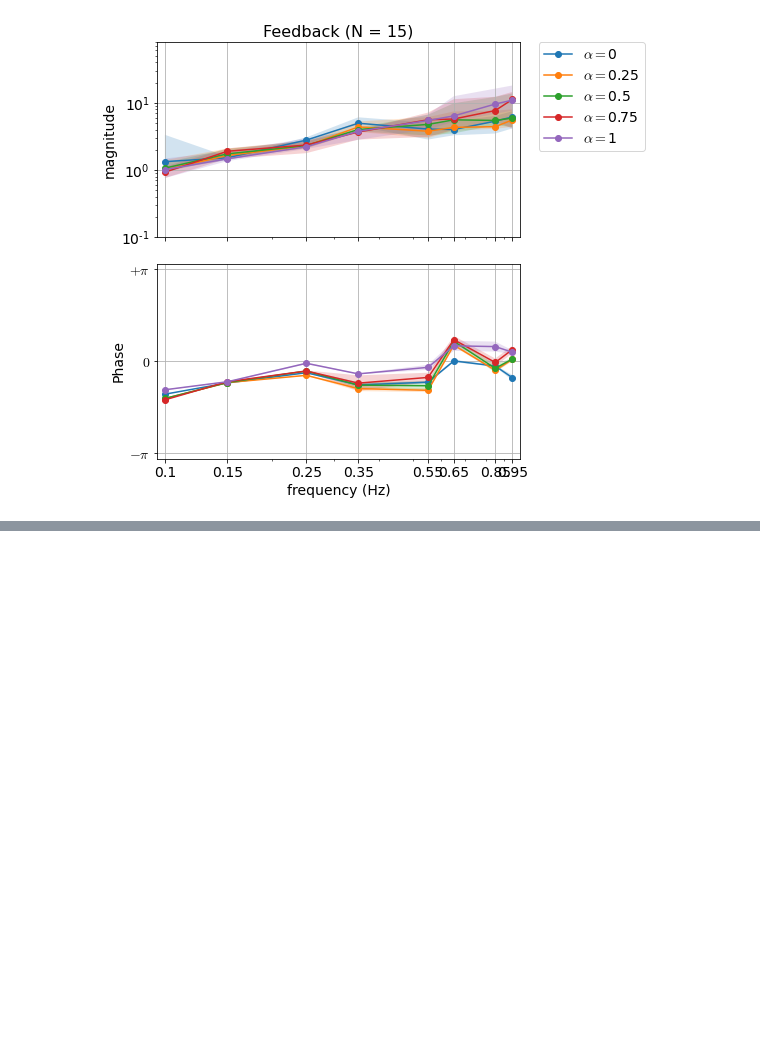
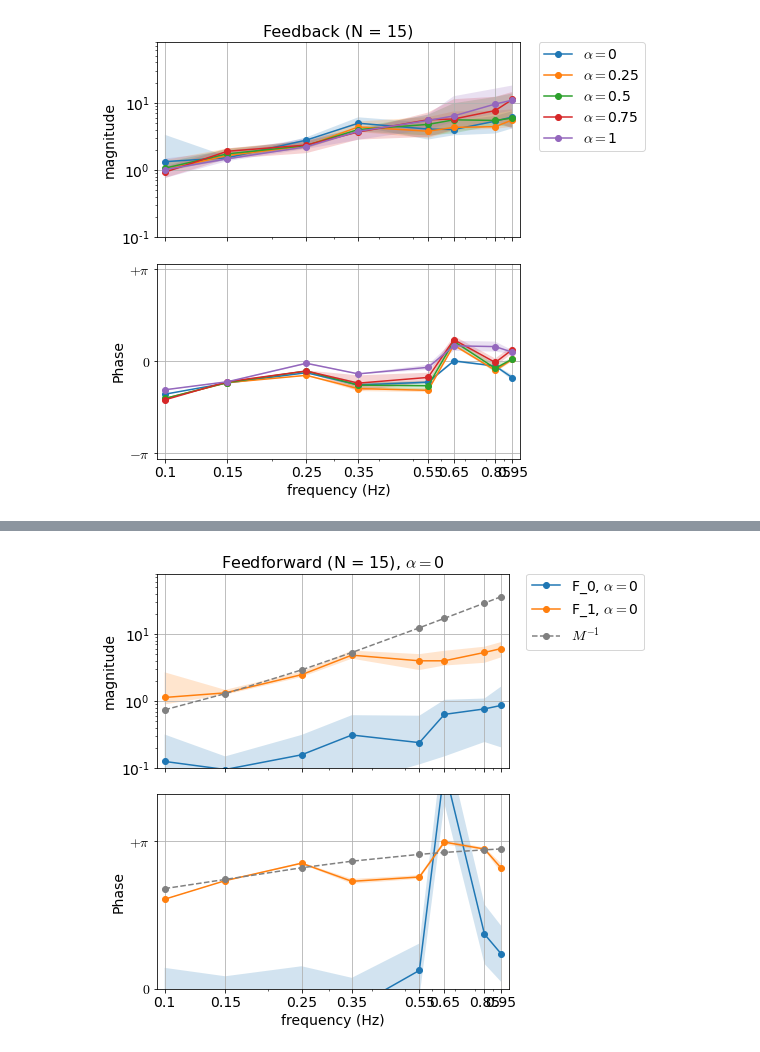
Before and after one commit to sburden-group/sensorimotor_fusion, a Jupyter notebook: analysis/Multimodal paper/20241211_multimodal_analysis.ipynb, the cells around one changed output, grey strips where cells are left out. Drawn from its saved outputs; the diff is of its cells as text; code cells hidden in the pictures; blank space fills up the shorter version.

```diff
--- a/analysis/Multimodal paper/20241211_multimodal_analysis.ipynb
+++ b/analysis/Multimodal paper/20241211_multimodal_analysis.ipynb
@@ -301,0 +313,13 @@ plt.show()
+# %%
+F0 = np.zeros(Tur.shape, dtype=complex) #number of stimulated freqs = 8
+F1 = np.zeros(Tur.shape, dtype=complex) #number of stimulated freqs = 8
+B0 = np.zeros(Tur.shape, dtype=complex)
+B1 = np.zeros(Tur.shape, dtype=complex)
+for sub in range(subject_num):
+    for cond in range(condition_num):
+        w = alphas[cond]
+        for i in range(trial_num//2):
+            F0[sub,cond,i],F1[sub,cond,i],B0[sub,cond,i],B0[sub,cond,i] \
+                = FF_FB_each_modality(Tu0r[sub,cond,i],Tu0d[sub,cond,i],Tu1r[sub,cond,i],Tu1d[sub,cond,i],w)
+print(F0.shape) # subject x condition x trial//2 x stimulated freqs
+print(B0.shape)
@@ -301,0 +329,69 @@ plt.show()
+# %%
+# Bode plot of F and B
+xticks = np.array([0.1 , 0.15, 0.25, 0.35, 0.55, 0.65, 0.85, 0.95])
+xlim = (0.095, 1.0)
+ylimphase = (0, np.pi+1)
+yticksphase = [0.,np.pi]
+yticklabelsphase = [r'$0$',r'$+\pi$']
+
+for cond in range(condition_num):
+    fig,axs = plt.subplots(2,1,sharex=True,figsize=(8,7))
+
+    # F0
+    F_mean = np.mean(np.abs(F0[:,cond,:,:]),axis = 1) #mean across all trials
+    q25,q50,q75 = np.quantile(F_mean,[0.25,0.5,0.75],axis = 0)
+    # magnitude
+    ax = axs[0]
+    ax.plot(freqs,q50,'-o',label = r'F_0, $\alpha = $'+conditions[cond])
+    ax.fill_between(freqs, q25, q75, alpha=0.2)
+    # phase
+    ax = axs[1]
+    F_angle = np.angle(np.mean(np.exp(1j*(np.angle(F0[:,cond,:,:]))),axis = 1))
+    z = np.mean(np.exp(1j*(F_angle-np.pi/2)), axis=0)
+    mean = np.angle(z)+np.pi/2
+    disp = 1 - np.abs(z)
+    ax.plot(freqs,mean,'-o',label = r'$\alpha = $'+conditions[cond])
+    ax.fill_between(freqs,mean+disp,mean-disp,alpha = 0.2)
+
+    # F1
+    F_mean = np.mean(np.abs(F1[:,cond,:,:]),axis = 1) #mean across all trials
+    q25,q50,q75 = np.quantile(F_mean,[0.25,0.5,0.75],axis = 0)
+    # magnitude
+    ax = axs[0]
+    ax.plot(freqs,q50,'-o',label = r'F_1, $\alpha = $'+conditions[cond])
+    ax.fill_between(freqs, q25, q75, alpha=0.2)
+    # phase
+    ax = axs[1]
+    F_angle = np.angle(np.mean(np.exp(1j*(np.angle(F1[:,cond,:,:]))),axis = 1))
+    z = np.mean(np.exp(1j*(F_angle-np.pi/2)), axis=0)
+    mean = np.angle(z)+np.pi/2
+    disp = 1 - np.abs(z)
+    ax.plot(freqs,mean,'-o',label = r'$\alpha = $'+conditions[cond])
+    ax.fill_between(freqs,mean+disp,mean-disp,alpha = 0.2)
+
+    ax = axs[0]
+    ax.plot(freqs,np.abs(1/M),'--o',color= 'grey',label = r'$M^{-1}$')
+    ax.set_xscale("log")
+    ax.set_xlim(xlim)
+    ax.set_xticks(xticks)
+    ax.set_xticklabels(xticks,rotation=90)
+    ax.grid('on',zorder=-1)
+    ax.set_ylim(0.1,80)
+    ax.set_yscale("log")
+    ax.set_ylabel('magnitude')
+    ax.legend(bbox_to_anchor=(1.05, 1), loc='upper left', borderaxespad=0.)
+
+    ax = axs[1]
+    ax.plot(freqs,np.angle(1/M),'--o',color= 'grey',label = r'$M^{-1}$')
+    ax.set_ylabel('Phase')
+    ax.grid('on',zorder=-1)
+    ax.set_ylim(ylimphase)
+    ax.set_yticks(yticksphase)
+    ax.set_yticklabels(yticklabelsphase)
+    ax.set_xlabel('frequency (Hz)')
+    # ax.legend(bbox_to_anchor=(1.05, 1), loc='upper left', borderaxespad=0.)
+    axs[0].set_title(r'Feedforward (N = 15), $\alpha = $'+conditions[cond])
+    plt.tight_layout()
+    plt.show()
+# %% [output]
+[figure, added]
```
Also changed, not shown: parts of 4 cells of this notebook.
